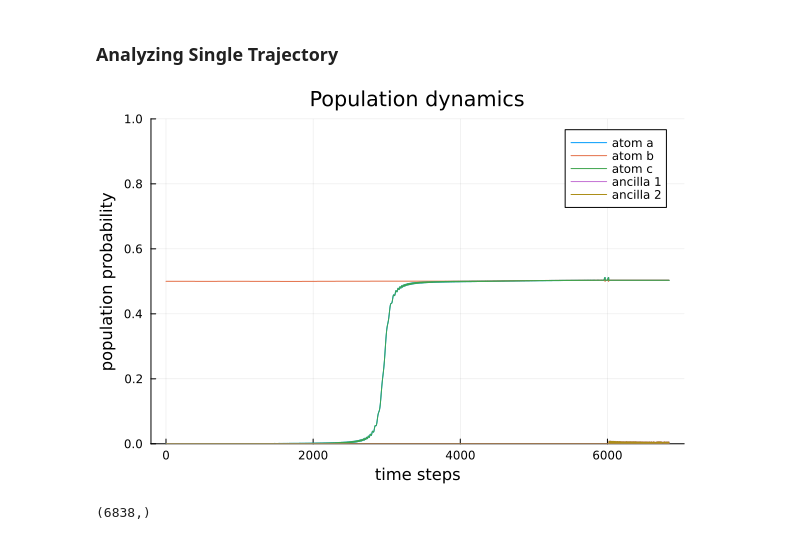
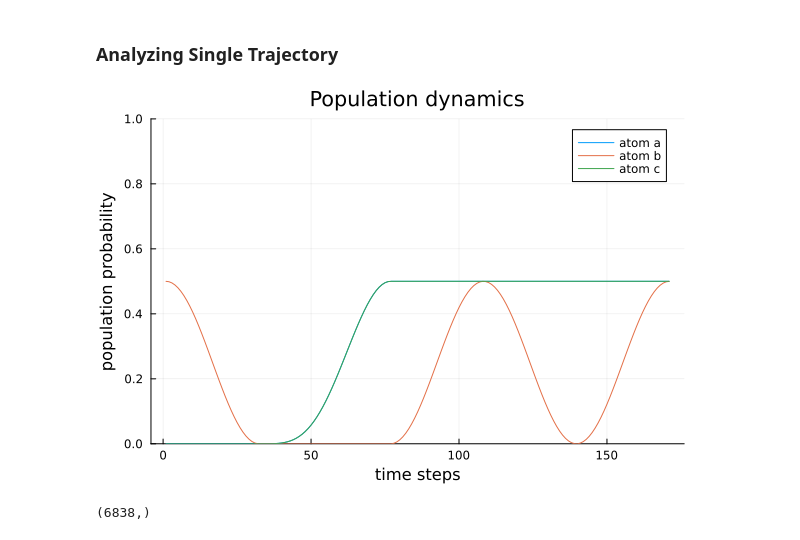
Before and after one commit to Ak-ash22/rydberg_qec, a Jupyter notebook: codework/phaseflip_code/result_analysis.ipynb, the cells around one changed output. Cells and saved outputs as stored; diff of their text form; code cells hidden in the pictures.

```diff
--- a/codework/phaseflip_code/result_analysis.ipynb
+++ b/codework/phaseflip_code/result_analysis.ipynb
@@ -4,22 +4,22 @@ using Plots, JLD2, LaTeXStrings, FileIO
 # %% [markdown]
 ### Analyzing Single Trajectory
 # %%
-@load "/Users/akashmalemath/Documents/master_work/rydberg_qec/codework/phaseflip_code/N_atoms=5_γ_dephase=0.0001_Ntraj=123.jld2"
+@load "/Users/akashmalemath/Documents/master_work/rydberg_qec/codework/phaseflip_code/results_data/N_atoms=5_γ_dephase=0.0001_Ntraj=1.jld2"
 
 population_data = population_data;
-corrected_population_data = corrected_population_data;
+# corrected_population_data = corrected_population_data;
 
 # t1 = tspan1[end]+tspan2[end]+tspan2[end]+tspan3[end]
 # t = [0.0:0.1:683.8;]
 # t2 = [t[end]:0.1:(t[end]+tspan2[end]);]
 
 plot(population_data[:a],  ylim=[0,1], label="atom a", xlabel="time steps", ylabel="population probability", title="Population dynamics")
 plot!(population_data[:b], label="atom b")
 plot!(population_data[:c], label="atom c")
-plot!(population_data[:a1], label="ancilla 1")
-plot!(population_data[:a2], label="ancilla 2")
+# plot!(population_data[:a1], label="ancilla 1")
+# plot!(population_data[:a2], label="ancilla 2")
 # %% [output]
-[figure, old version]
+[figure, new version]
 # %%
 size(population_data[:a])
 # %% [output]
```
Also changed, not shown: 13 other files.
